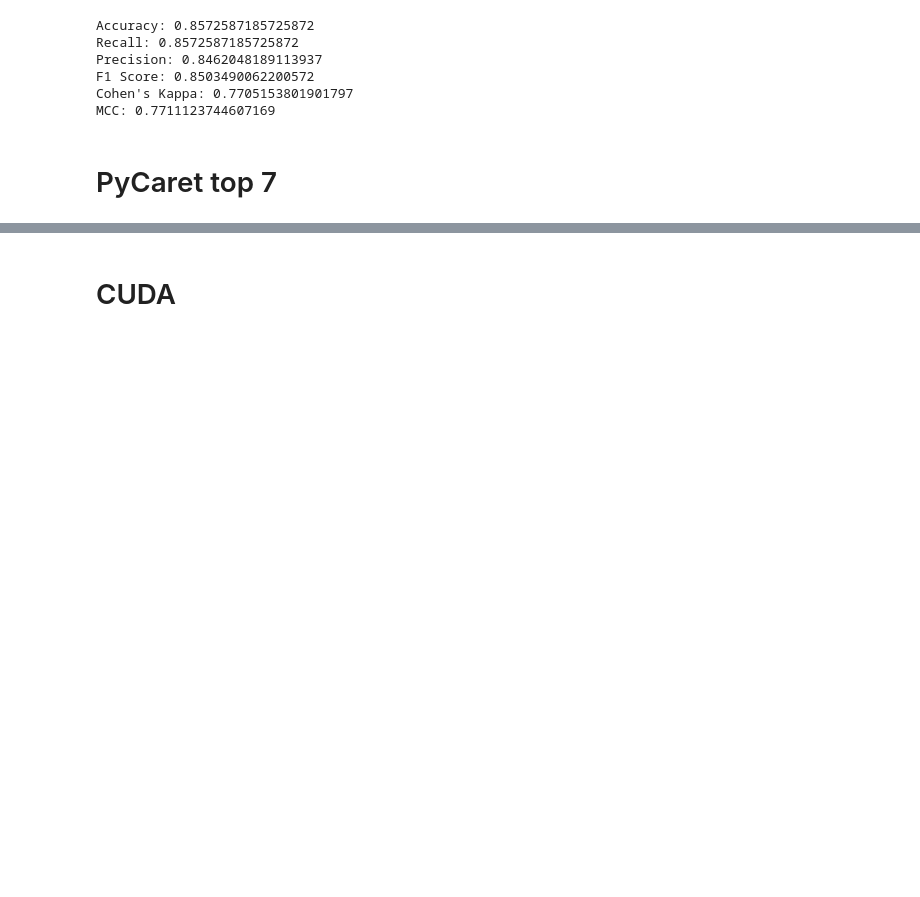
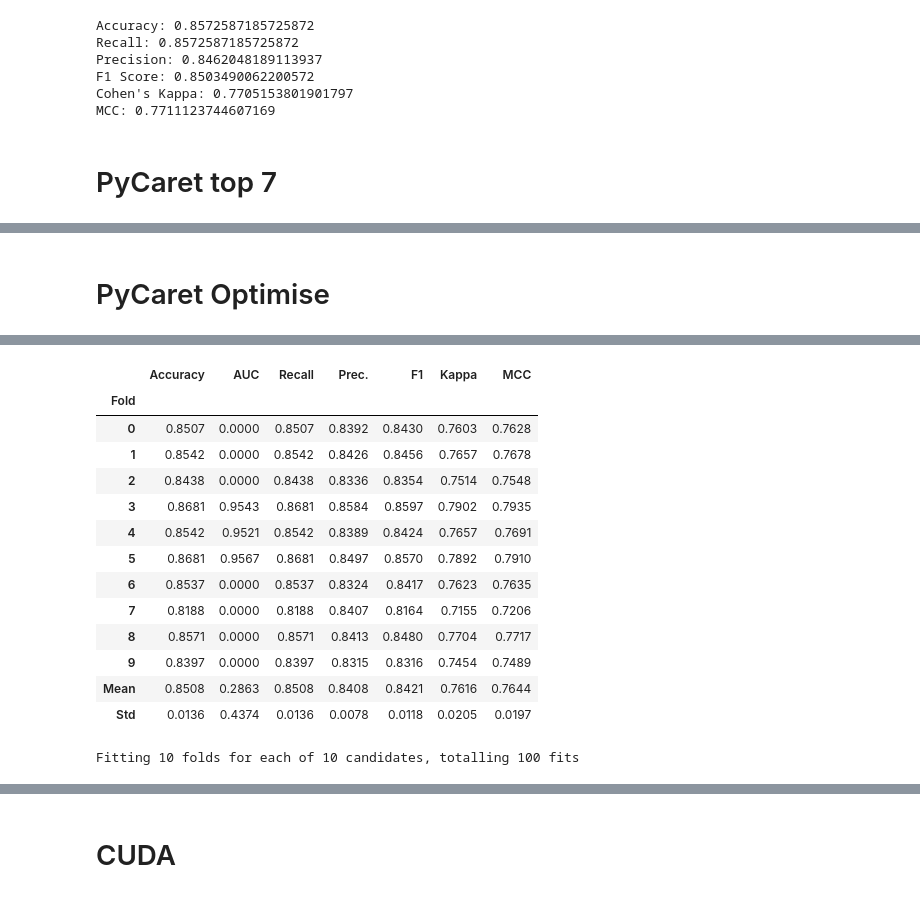
Before and after one commit to jonathano88/Data, a Jupyter notebook: analysis.ipynb, the cells around one changed output, grey strips where cells are left out. Saved outputs shown, nothing was run; the diff lists cells and outputs as text; code cells hidden in the pictures; blank space fills up the shorter version.

```diff
--- a/analysis.ipynb
+++ b/analysis.ipynb
@@ -906,0 +937,5 @@ for m in [#'rf','gbc','et',
+# %% [markdown]
+# PyCaret Optimise
+# %%
+tuned_model = tune_model(model[3])
+# %% [output]
@@ -906,0 +943,15 @@ for m in [#'rf','gbc','et',
+|  | Accuracy | AUC | Recall | Prec. | F1 | Kappa | MCC |
+| Fold |  |  |  |  |  |  |  |
+| 0 | 0.8507 | 0.0000 | 0.8507 | 0.8392 | 0.8430 | 0.7603 | 0.7628 |
+| 1 | 0.8542 | 0.0000 | 0.8542 | 0.8426 | 0.8456 | 0.7657 | 0.7678 |
+| 2 | 0.8438 | 0.0000 | 0.8438 | 0.8336 | 0.8354 | 0.7514 | 0.7548 |
+| 3 | 0.8681 | 0.9543 | 0.8681 | 0.8584 | 0.8597 | 0.7902 | 0.7935 |
+| 4 | 0.8542 | 0.9521 | 0.8542 | 0.8389 | 0.8424 | 0.7657 | 0.7691 |
+| 5 | 0.8681 | 0.9567 | 0.8681 | 0.8497 | 0.8570 | 0.7892 | 0.7910 |
+| 6 | 0.8537 | 0.0000 | 0.8537 | 0.8324 | 0.8417 | 0.7623 | 0.7635 |
+| 7 | 0.8188 | 0.0000 | 0.8188 | 0.8407 | 0.8164 | 0.7155 | 0.7206 |
+| 8 | 0.8571 | 0.0000 | 0.8571 | 0.8413 | 0.8480 | 0.7704 | 0.7717 |
+| 9 | 0.8397 | 0.0000 | 0.8397 | 0.8315 | 0.8316 | 0.7454 | 0.7489 |
+| Mean | 0.8508 | 0.2863 | 0.8508 | 0.8408 | 0.8421 | 0.7616 | 0.7644 |
+| Std | 0.0136 | 0.4374 | 0.0136 | 0.0078 | 0.0118 | 0.0205 | 0.0197 |
+Fitting 10 folds for each of 10 candidates, totalling 100 fits
```
Also changed, not shown: parts of 6 cells of this notebook.
